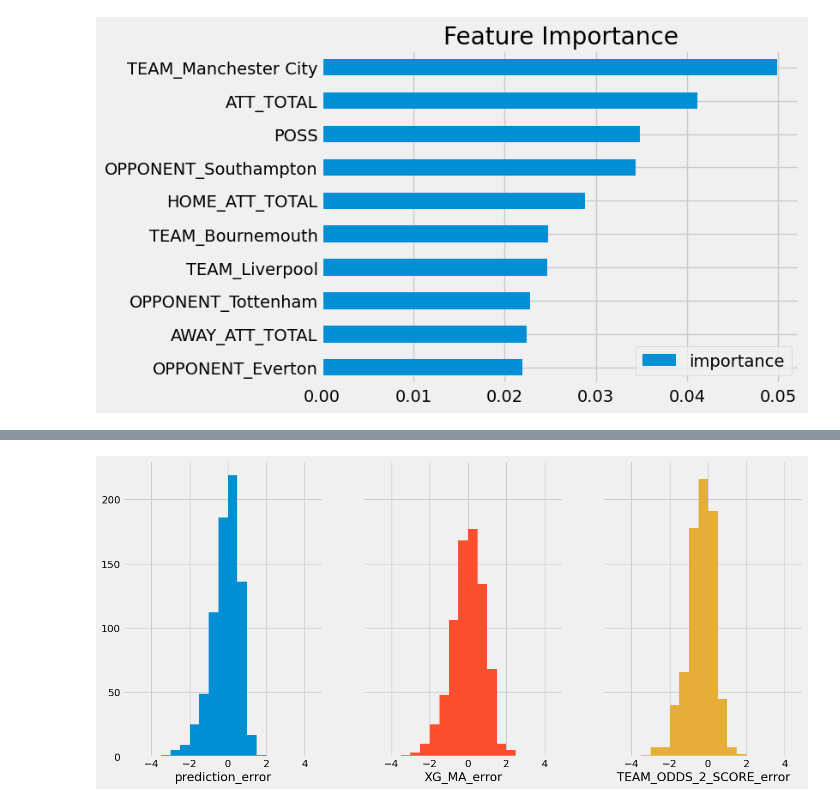
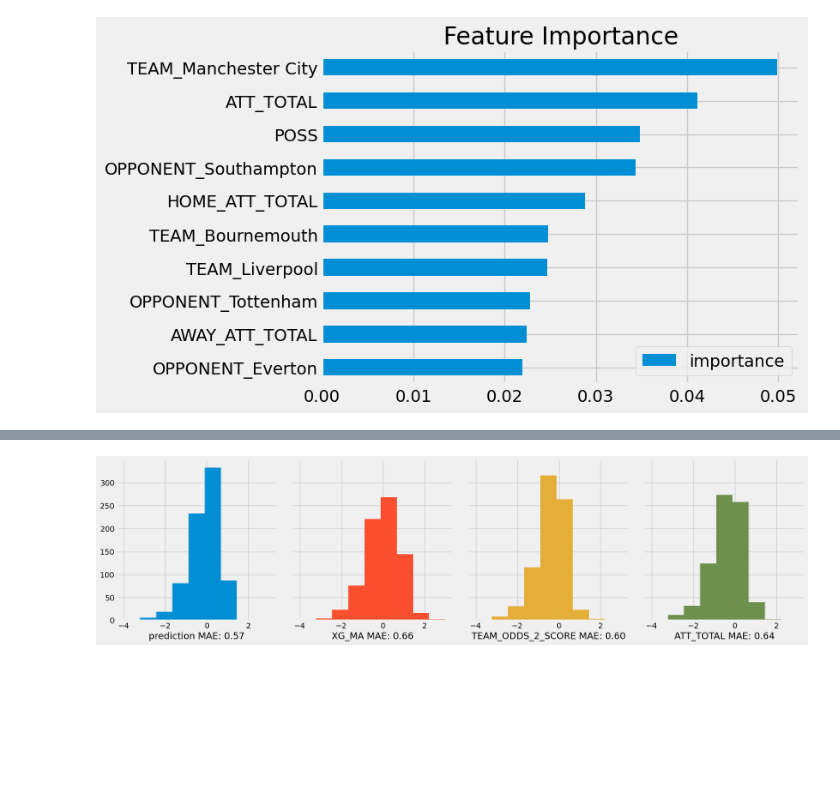
Before and after one commit to ongmk/FPL, a Jupyter notebook: fpl/notebooks/model.ipynb, the cells around one changed output, grey strips where cells are left out. Drawn from its saved outputs; the diff is of its cells as text; code cells hidden in the pictures; blank space fills up the shorter version.

Commit message:
add betting odds baseline

```diff
--- a/fpl/notebooks/model.ipynb
+++ b/fpl/notebooks/model.ipynb
@@ -113,17 +112,21 @@ plt.show()
 # %% [output]
 [figure]
 # %%
-output_cols = ["index"]+numerical_features+categorical_features+[target]+baseline_columns
+baseline_columns = ['XG_MA', "TEAM_ODDS_2_SCORE", 'ATT_TOTAL']
+
+output_cols = list(set(["index"]+numerical_features+categorical_features+[target]+baseline_columns))
 output_df = test_data[output_cols].copy()
 eval_cols = ["prediction"]+baseline_columns
 output_df["prediction"] = y_pred
 
-fig, axes = plt.subplots(nrows=1, ncols=len(eval_cols), figsize=(15, 7), sharey=True)
+fig, axes = plt.subplots(nrows=1, ncols=len(eval_cols), figsize=(20, 5), sharey=True)
 
 for i, col in enumerate(eval_cols):
     output_df[f"{col}_error"] = output_df[col] - output_df[target]
-    # binned = pd.cut(output_df['ATT_TOTAL'], bins=[x/2 for x in range(9)])
-    output_df[f"{col}_error"].hist(ax=axes[i], bins=[-5+0.5*i for i in range(20)], color=color_pal[i])
-    axes[i].set_xlabel(f"{col}_error")
+    output_df[f"{col}_error"].hist(ax=axes[i], bins=np.linspace(-4, 3, 10), color=color_pal[i])
+    mae = output_df[f"{col}_error"].abs().mean()
+    axes[i].set_xlabel(f"{col} MAE: {mae:.2f}")
 output_df.head()
+plt.subplots_adjust(wspace=0.1)
+plt.show()
 # %% [output]
@@ -136 +133 @@ output_df.head()
-[figure, old version]
+[figure, new version]
```
Also changed, not shown: parts of 4 cells of this notebook.
